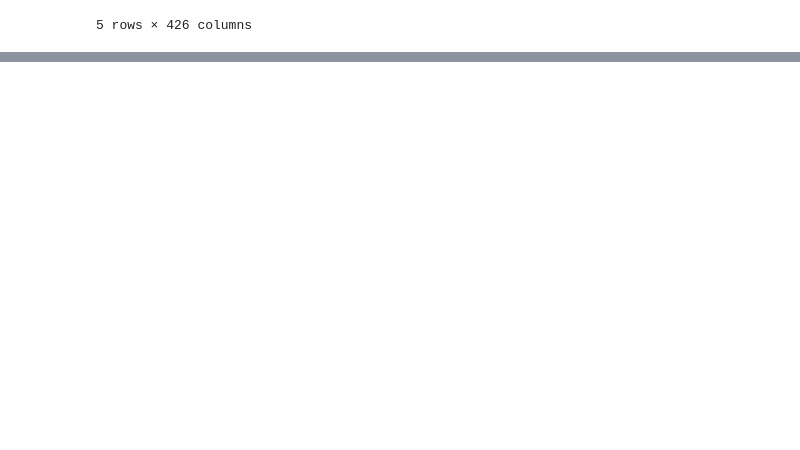
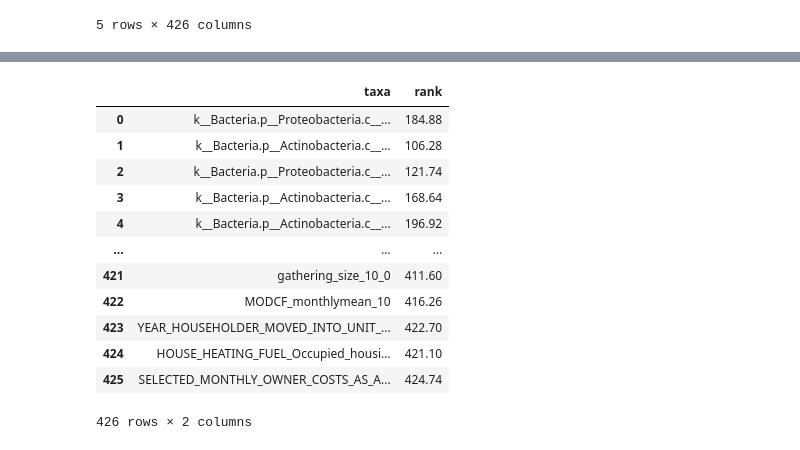
Before and after one commit to kbaseincubator/KE_KG, a Jupyter notebook: src/embeddings/catboost_groupkfold.ipynb, the cells around one changed output, grey strips where cells are left out. Saved outputs shown, nothing was run; the diff lists cells and outputs as text; code cells hidden in the pictures; blank space fills up the shorter version.

```diff
--- a/src/embeddings/catboost_groupkfold.ipynb
+++ b/src/embeddings/catboost_groupkfold.ipynb
@@ -289,0 +451,16 @@ ax = sns.boxplot( data=df.transpose(), palette="Set3")
+# %%
+ranks_df
+# %% [output]
+|  | taxa | rank |
+| 0 | k__Bacteria.p__Proteobacteria.c__... | 184.88 |
+| 1 | k__Bacteria.p__Actinobacteria.c__... | 106.28 |
+| 2 | k__Bacteria.p__Proteobacteria.c__... | 121.74 |
+| 3 | k__Bacteria.p__Actinobacteria.c__... | 168.64 |
+| 4 | k__Bacteria.p__Actinobacteria.c__... | 196.92 |
+| ... | ... | ... |
+| 421 | gathering_size_10_0 | 411.60 |
+| 422 | MODCF_monthlymean_10 | 416.26 |
+| 423 | YEAR_HOUSEHOLDER_MOVED_INTO_UNIT_... | 422.70 |
+| 424 | HOUSE_HEATING_FUEL_Occupied_housi... | 421.10 |
+| 425 | SELECTED_MONTHLY_OWNER_COSTS_AS_A... | 424.74 |
+426 rows × 2 columns
```
Also changed, not shown: parts of 17 cells of this notebook.
